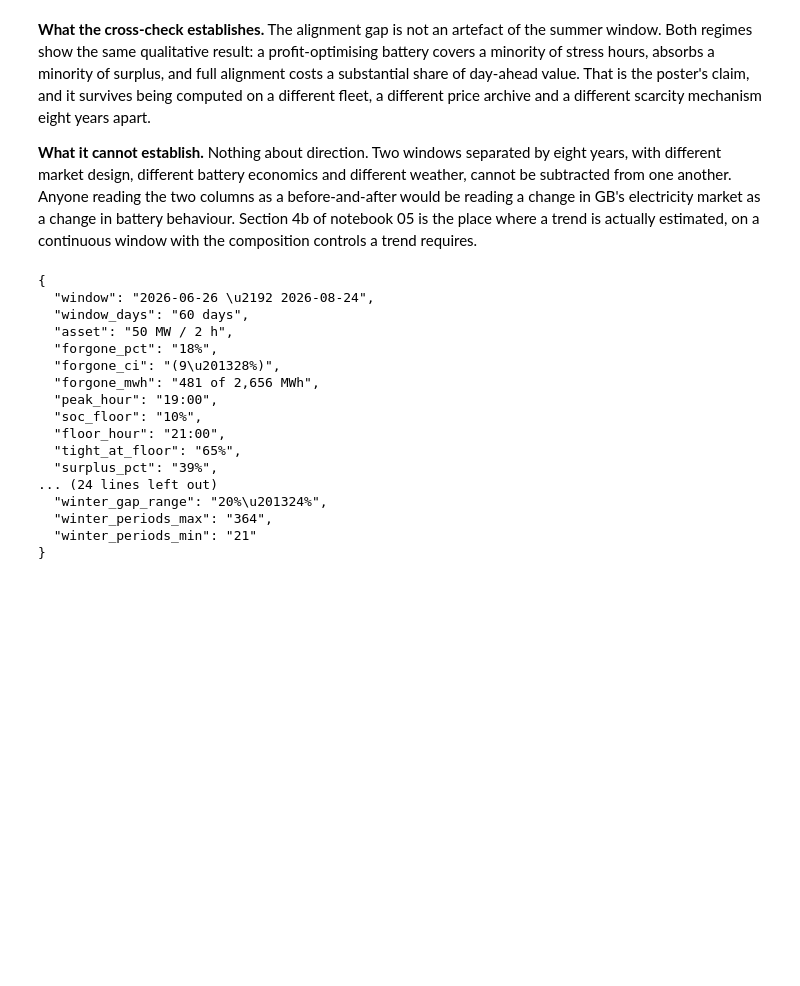
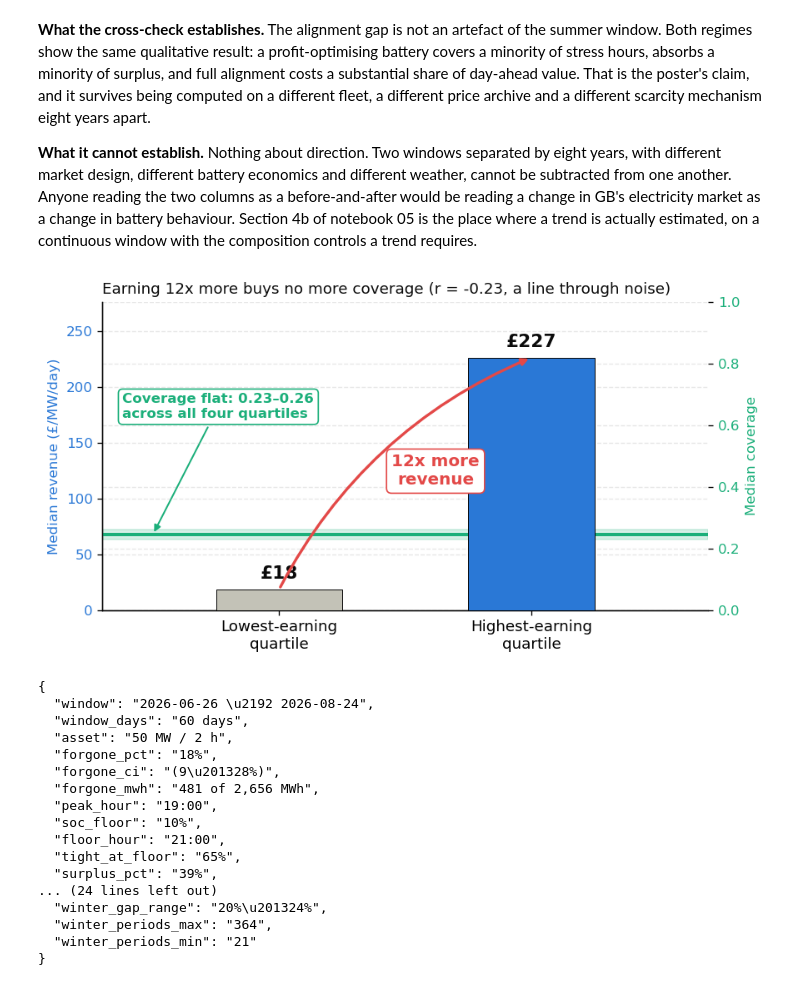
Before and after one commit to shaw029/power-trading, a Jupyter notebook: notebooks/04_alignment_gap.ipynb, the cells around one changed output. Drawn from its saved outputs; the diff is of its cells as text; code cells hidden in the pictures; blank space fills up the shorter version.

```diff
--- a/notebooks/04_alignment_gap.ipynb
+++ b/notebooks/04_alignment_gap.ipynb
@@ -1863,6 +1863,67 @@ subtracted from one another. Anyone reading the two columns as a before-and-afte
 reading a change in GB's electricity market as a change in battery behaviour. Section 4b of
 notebook 05 is the place where a trend is actually estimated, on a continuous window with the
 composition controls a trend requires.
+# %%
+# Figure 6 — the thesis in one chart: more money buys no more coverage.
+#
+# Both series come from `qsummary`, so the endpoints and the flat band are the
+# notebook's own. Coverage is drawn as a band across all four quartiles rather
+# than four points, because the finding is that it does not move.
+_q = qsummary.sort_values("median_revenue")
+_lo, _hi = _q.iloc[0], _q.iloc[-1]
+_cov_lo, _cov_hi = _q["median_coverage"].min(), _q["median_coverage"].max()
+
+fig, ax = plt.subplots(figsize=(7.4, 4.0))
+x = np.arange(2, dtype=float)
+ax.bar(x, [_lo["median_revenue"], _hi["median_revenue"]], width=0.5,
+       color=[C["ghost"], C["da"]], edgecolor=C["ink"], linewidth=0.6, zorder=3)
+for xi, row in zip(x, (_lo, _hi)):
+    ax.text(xi, row["median_revenue"] + _hi["median_revenue"] * 0.03,
+            f"£{row['median_revenue']:,.0f}", ha="center", va="bottom",
+            fontsize=13, fontweight="bold", color=C["ink"])
+
+ax.set_xticks(x, ["Lowest-earning\nquartile", "Highest-earning\nquartile"], fontsize=11)
+ax.set_ylabel("Median revenue (£/MW/day)", fontsize=10, color=C["da"])
+ax.tick_params(axis="y", labelcolor=C["da"])
+ax.set_ylim(0, _hi["median_revenue"] * 1.22)
+ax.set_xlim(-0.7, 1.7)
+ax.grid(axis="x", visible=False)
+
+# The multiple is the point, so it is drawn between the bars rather than left
+# for the reader to divide.
+_mult = _hi["median_revenue"] / max(_lo["median_revenue"], 1e-9)
+ax.annotate("", xy=(1, _hi["median_revenue"]), xytext=(0, _lo["median_revenue"]),
+            arrowprops=dict(arrowstyle="-|>", color=C["cost"], lw=2.0,
+                            connectionstyle="arc3,rad=-0.18"))
+ax.text(0.62, _hi["median_revenue"] * 0.55, f"{_mult:.0f}x more\nrevenue",
+        ha="center", va="center", fontsize=12, fontweight="bold", color=C["cost"],
+        bbox=dict(boxstyle="round,pad=0.3", fc="white", ec=C["cost"], lw=1.0))
+
+# Coverage on its own axis, as a flat band across every quartile.
+ax2 = ax.twinx()
+ax2.spines["top"].set_visible(False)
+ax2.set_ylim(0, 1.0)
+ax2.axhspan(_cov_lo, _cov_hi, color=C["discharge"], alpha=0.18, zorder=1)
+ax2.hlines(_q["median_coverage"].median(), -0.7, 1.7, color=C["discharge"], lw=2.4, zorder=5)
+ax2.set_ylabel("Median coverage", fontsize=10, color=C["discharge"])
+ax2.tick_params(axis="y", labelcolor=C["discharge"])
+ax2.annotate(f"Coverage flat: {_cov_lo:.2f}–{_cov_hi:.2f}\nacross all four quartiles",
+             xy=(-0.5, _q["median_coverage"].median()), xytext=(-0.62, 0.66),
+             fontsize=10, color=C["discharge"], fontweight="bold", va="center",
+             bbox=dict(boxstyle="round,pad=0.3", fc="white", ec=C["discharge"], lw=1.0),
+             arrowprops=dict(arrowstyle="-|>", color=C["discharge"], lw=1.2))
+
+_r = _kept["coverage"].corr(_kept["gbp"]) if "_kept" in dir() else sc.loc[~sc["excluded"], "coverage"].corr(sc.loc[~sc["excluded"], "gbp"])
+ax.set_title(f"Earning {_mult:.0f}x more buys no more coverage "
+             f"(r = {_r:+.2f}, a line through noise)",
+             fontsize=11, loc="left", color=C["ink"])
+ax.set_zorder(ax2.get_zorder() + 1)
+ax.patch.set_visible(False)
+plt.tight_layout()
+save_poster_fig(fig, "nb04_fig6_money_vs_coverage")
+plt.show()
+# %% [output]
+[figure, added]
 # %%
 # Poster numbers, published rather than retyped. See notebook 06's export cell
 # for why: the poster reads these, so it cannot quote a stale figure.
```
Also changed, not shown: 2 other files.
